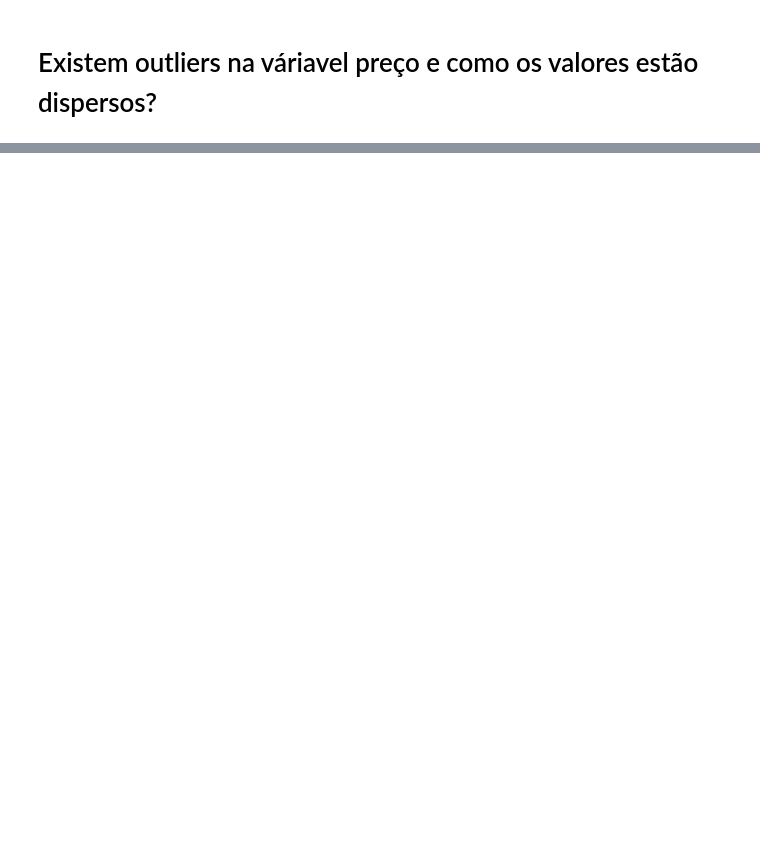
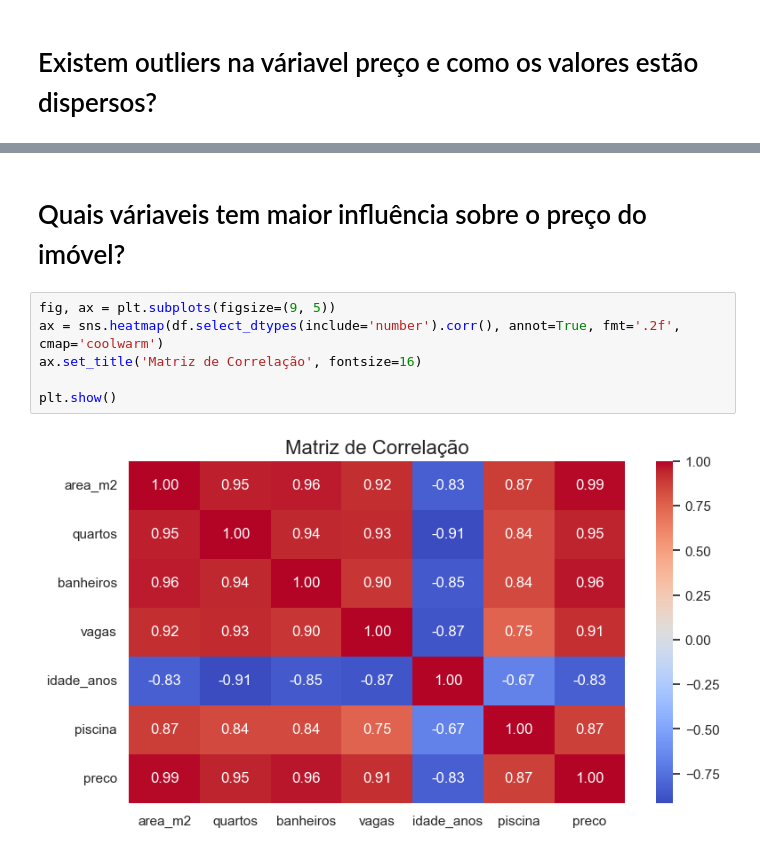
Before and after one commit to RodrygoYamasaki/HousePricePrediction, a Jupyter notebook: notebooks/treinando_modelo.ipynb, the cells around one changed output, grey strips where cells are left out. Cells and saved outputs as stored; diff of their text form; blank space fills up the shorter version.

```diff
--- a/notebooks/treinando_modelo.ipynb
+++ b/notebooks/treinando_modelo.ipynb
@@ -104,0 +105,10 @@ plt.show()
+# %% [markdown]
+# Quais váriaveis tem maior influência sobre o preço do imóvel?
+# %%
+fig, ax = plt.subplots(figsize=(9, 5))
+ax = sns.heatmap(df.select_dtypes(include='number').corr(), annot=True, fmt='.2f', cmap='coolwarm')
+ax.set_title('Matriz de Correlação', fontsize=16)
+
+plt.show()
+# %% [output]
+[figure, added]
```
Also changed, not shown: parts of 8 cells of this notebook.
